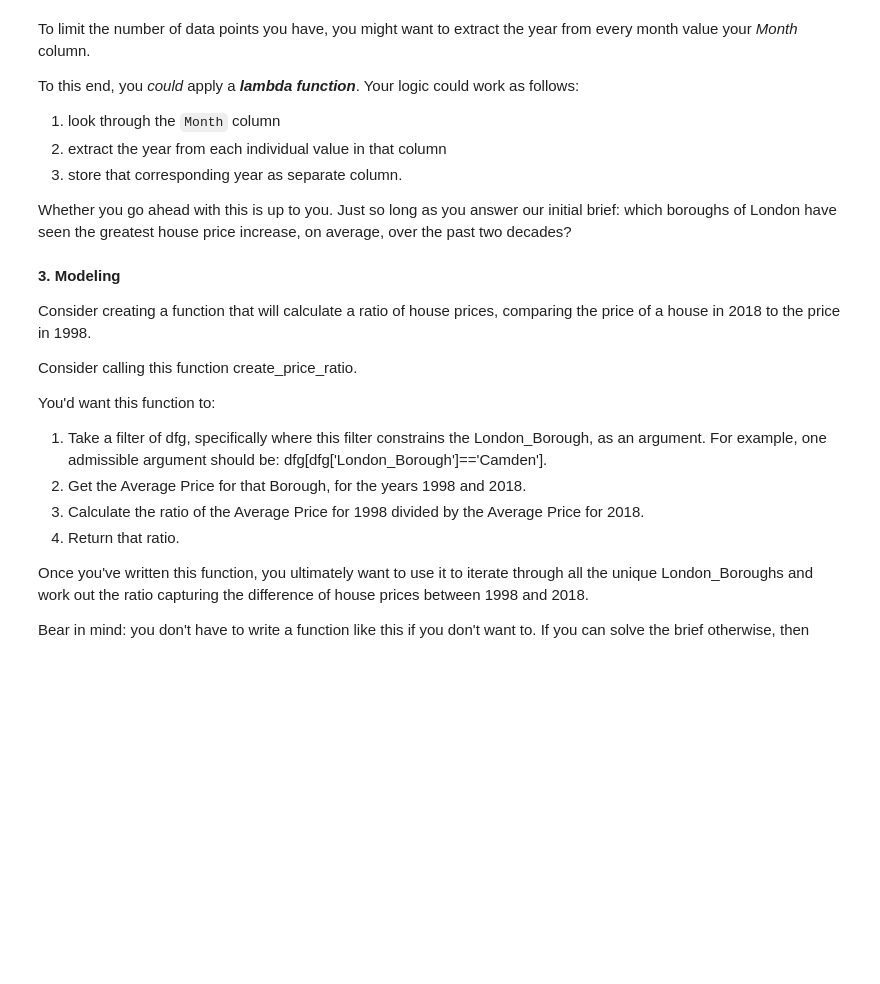
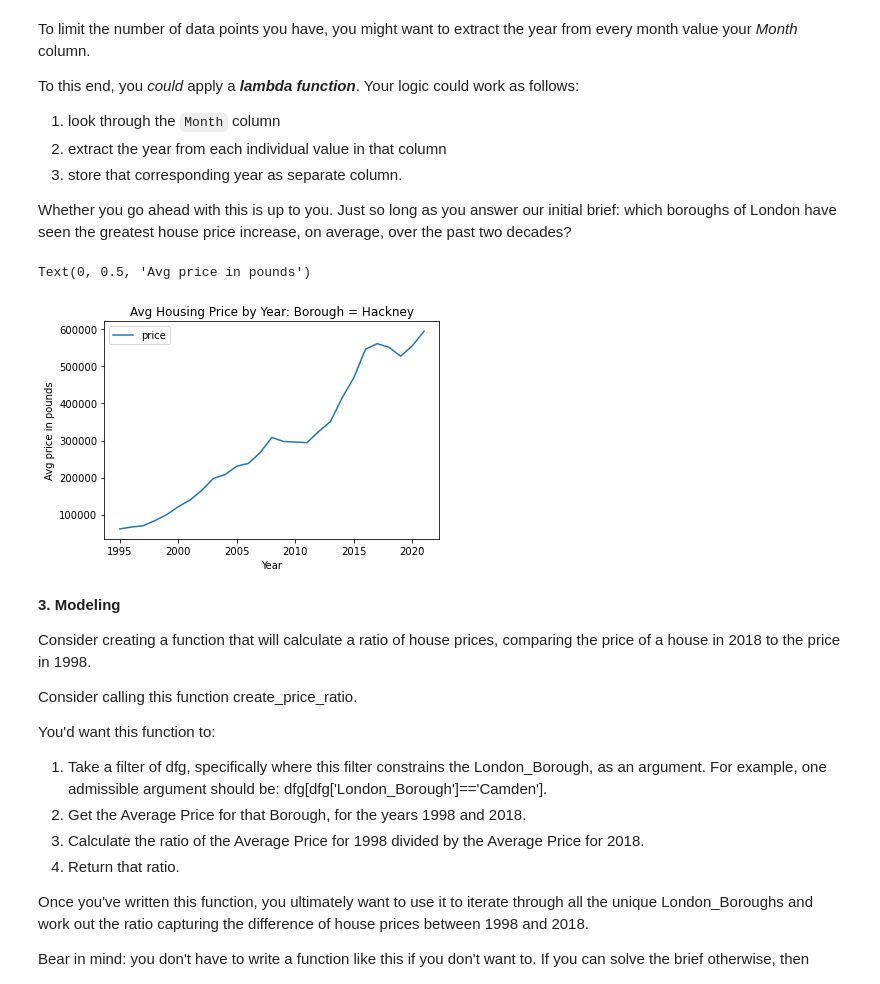
Before and after one commit to ashtonbt1/springboard, a Jupyter notebook: u04londoncs/Unit 4 Challenge - Tier 3.ipynb, the cells around one changed output. Saved outputs shown, nothing was run; the diff lists cells and outputs as text; code cells hidden in the pictures; blank space fills up the shorter version.

```diff
--- a/u04londoncs/Unit 4 Challenge - Tier 3.ipynb
+++ b/u04londoncs/Unit 4 Challenge - Tier 3.ipynb
@@ -352,6 +352,20 @@ To this end, you *could* apply a ***lambda function***. Your logic could work as
 3. store that corresponding year as separate column.
 
 Whether you go ahead with this is up to you. Just so long as you answer our initial brief: which boroughs of London have seen the greatest house price increase, on average, over the past two decades?
+# %%
+# I've been practicing the method chaining approach, don't mind me!
+(p_df
+    .assign(year=lambda x: x['date'].dt.year)
+    .drop_duplicates(subset=['borough', 'year'])
+    .loc[p_df['borough'] == plot_borough, :]
+    .plot(x='year', y='price')
+)
+plt.title(f"Avg Housing Price by Year: Borough = {plot_borough}")
+plt.xlabel("Year")
+plt.ylabel("Avg price in pounds")
+# %% [output]
+Text(0, 0.5, 'Avg price in pounds')
+[figure, added]
 # %% [markdown]
 **3. Modeling**
 
```
Also changed, not shown: parts of 5 cells of this notebook.
